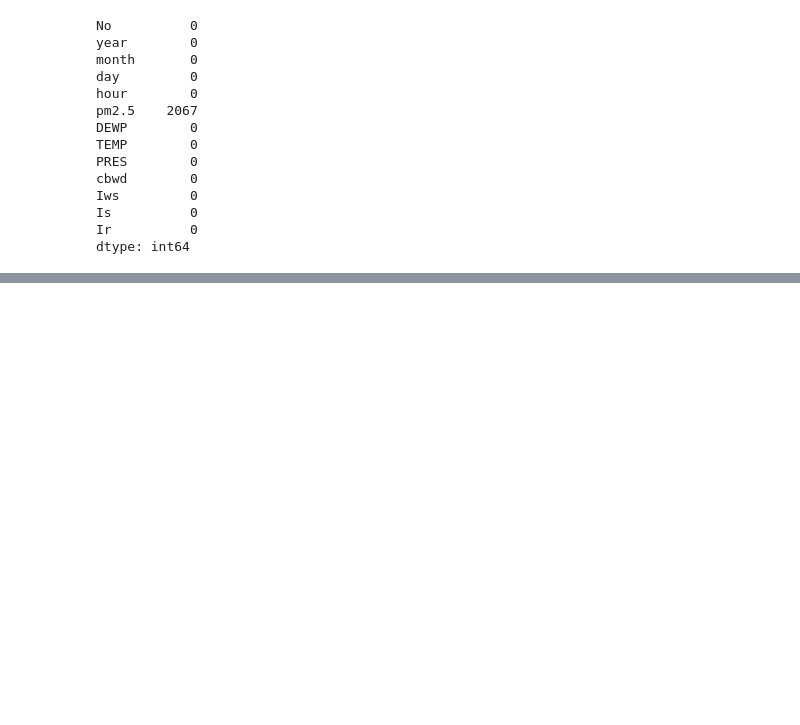
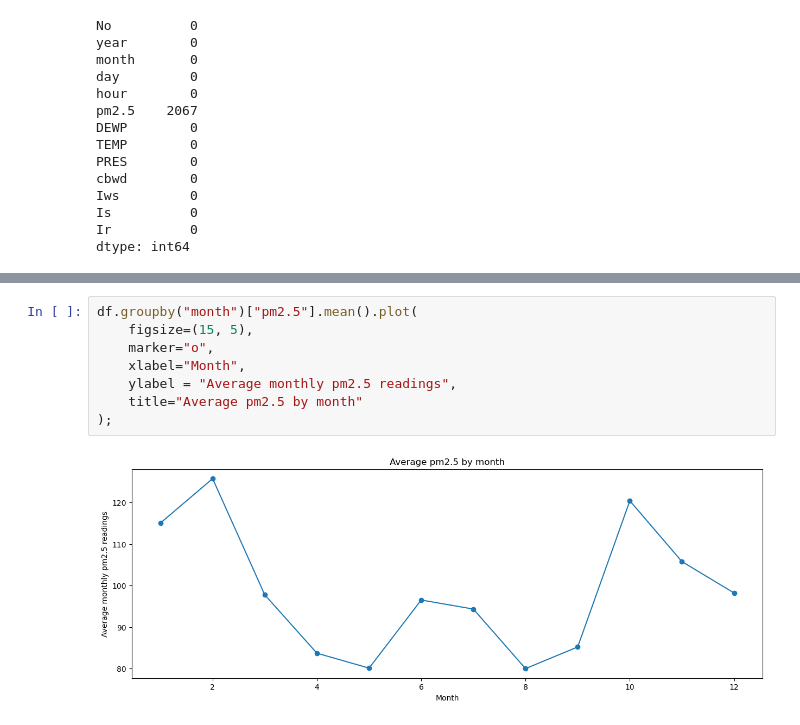
Before and after one commit to TimiNiyi/Air-quality-forecast-prediction-model, a Jupyter notebook: Data Cleaning and exploration with MongoDB.ipynb, the cells around one changed output, grey strips where cells are left out. Drawn from its saved outputs; the diff is of its cells as text; blank space fills up the shorter version.

```diff
--- a/Data Cleaning and exploration with MongoDB.ipynb
+++ b/Data Cleaning and exploration with MongoDB.ipynb
@@ -59,0 +442,10 @@ dtype: int64
+# %%
+df.groupby("month")["pm2.5"].mean().plot(
+    figsize=(15, 5),
+    marker="o",
+    xlabel="Month",
+    ylabel = "Average monthly pm2.5 readings",
+    title="Average pm2.5 by month"
+);
+# %% [output]
+[figure, added]
```
Also changed, not shown: parts of 44 cells of this notebook.
